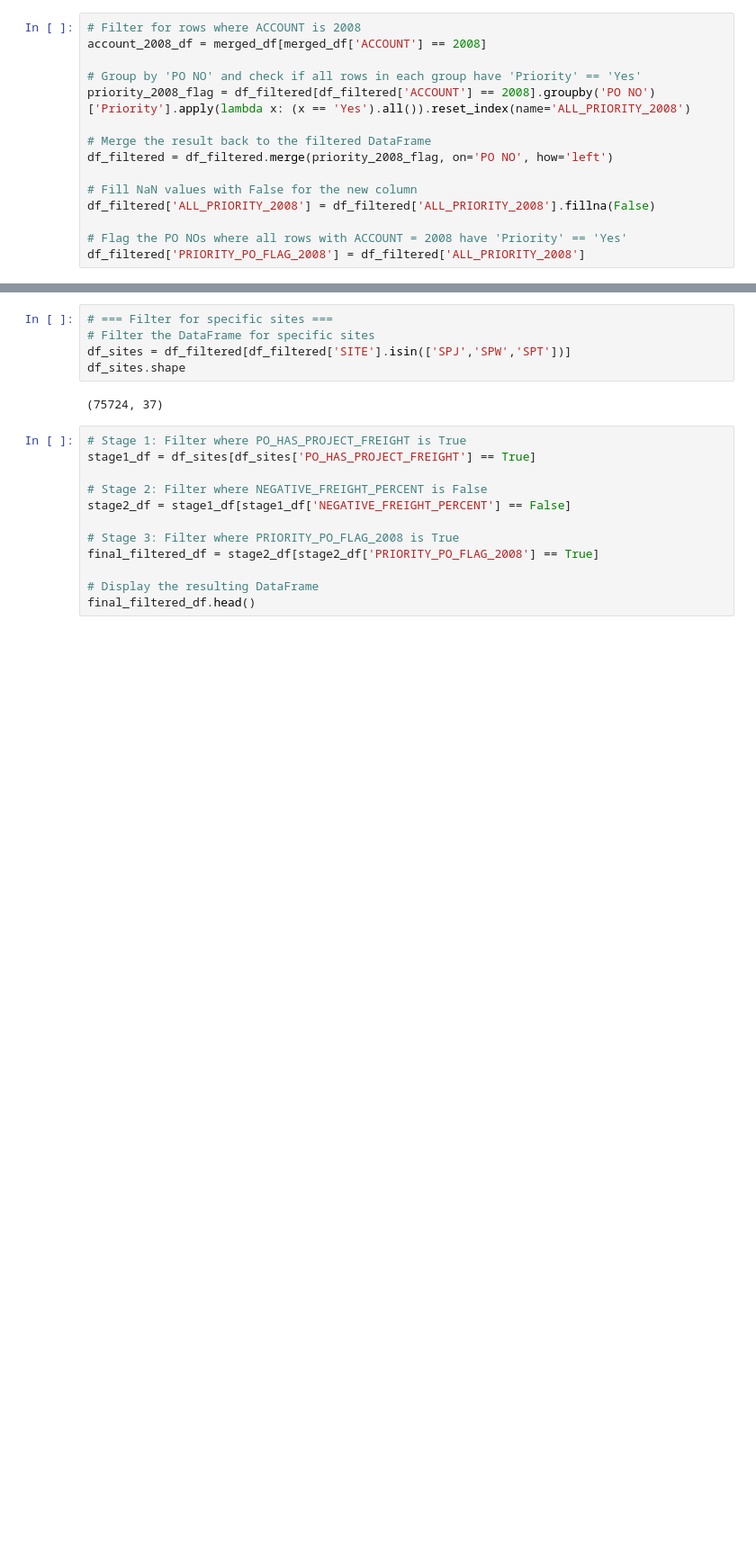
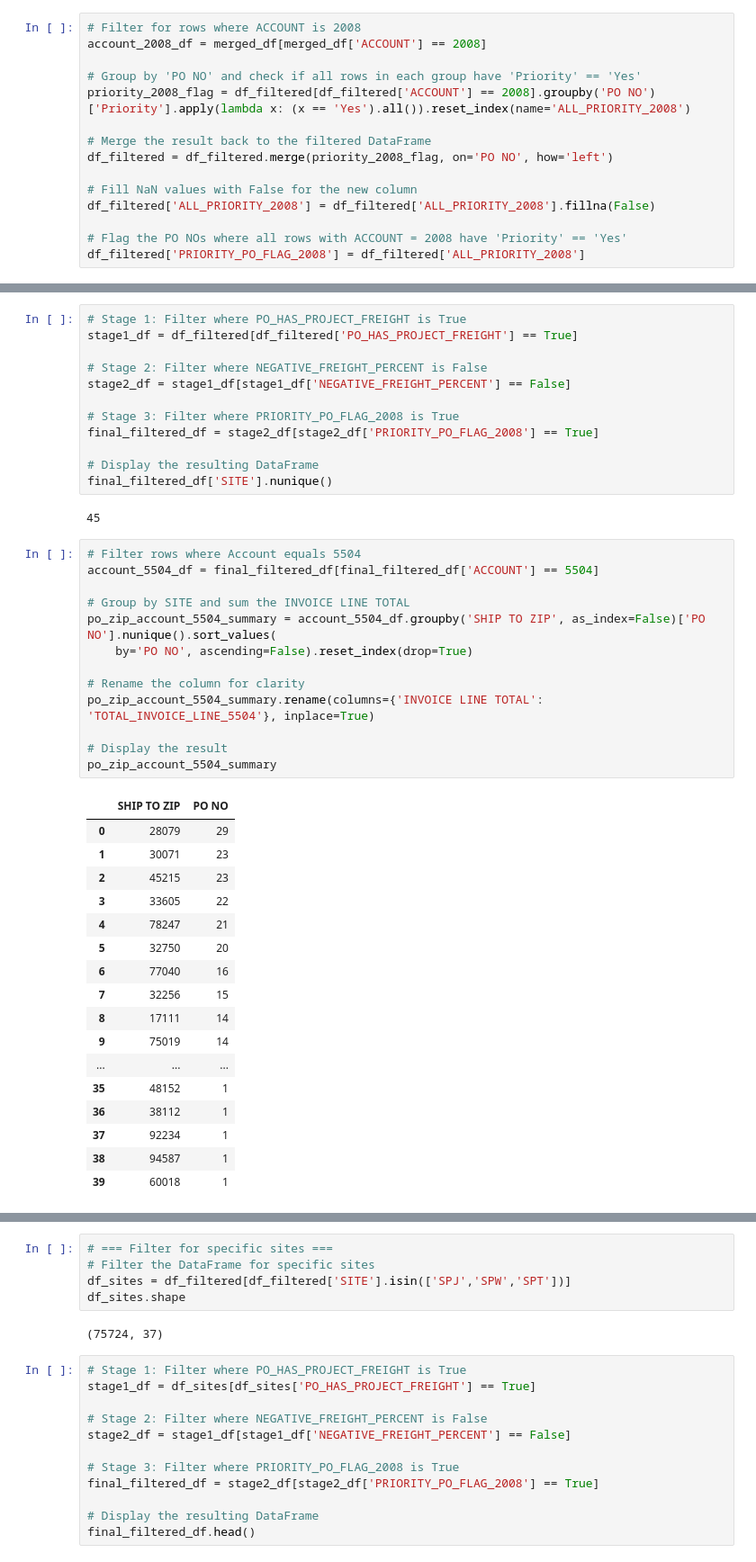
Before and after one commit to Zhuwaki/diverzify_freight_analysis, a Jupyter notebook: notebooks/nigel_04042025_freight_analysis.ipynb, the cells around one changed output, grey strips where cells are left out. Shown at 90% size. Drawn from its saved outputs; the diff is of its cells as text; blank space fills up the shorter version.

```diff
--- a/notebooks/nigel_04042025_freight_analysis.ipynb
+++ b/notebooks/nigel_04042025_freight_analysis.ipynb
@@ -286,0 +443,45 @@ df_filtered['PRIORITY_PO_FLAG_2008'] = df_filtered['ALL_PRIORITY_2008']
+# %%
+# Stage 1: Filter where PO_HAS_PROJECT_FREIGHT is True
+stage1_df = df_filtered[df_filtered['PO_HAS_PROJECT_FREIGHT'] == True]
+
+# Stage 2: Filter where NEGATIVE_FREIGHT_PERCENT is False
+stage2_df = stage1_df[stage1_df['NEGATIVE_FREIGHT_PERCENT'] == False]
+
+# Stage 3: Filter where PRIORITY_PO_FLAG_2008 is True
+final_filtered_df = stage2_df[stage2_df['PRIORITY_PO_FLAG_2008'] == True]
+
+# Display the resulting DataFrame
+final_filtered_df['SITE'].nunique()
+# %% [output]
+45
+# %%
+# Filter rows where Account equals 5504
+account_5504_df = final_filtered_df[final_filtered_df['ACCOUNT'] == 5504]
+
+# Group by SITE and sum the INVOICE LINE TOTAL
+po_zip_account_5504_summary = account_5504_df.groupby('SHIP TO ZIP', as_index=False)['PO NO'].nunique().sort_values(
+    by='PO NO', ascending=False).reset_index(drop=True)
+
+# Rename the column for clarity
+po_zip_account_5504_summary.rename(columns={'INVOICE LINE TOTAL': 'TOTAL_INVOICE_LINE_5504'}, inplace=True)
+
+# Display the result
+po_zip_account_5504_summary
+# %% [output]
+|  | SHIP TO ZIP | PO NO |
+| 0 | 28079 | 29 |
+| 1 | 30071 | 23 |
+| 2 | 45215 | 23 |
+| 3 | 33605 | 22 |
+| 4 | 78247 | 21 |
+| 5 | 32750 | 20 |
+| 6 | 77040 | 16 |
+| 7 | 32256 | 15 |
+| 8 | 17111 | 14 |
+| 9 | 75019 | 14 |
+| ... | ... | ... |
+| 35 | 48152 | 1 |
+| 36 | 38112 | 1 |
+| 37 | 92234 | 1 |
+| 38 | 94587 | 1 |
+| 39 | 60018 | 1 |
```
Also changed, not shown: parts of 22 cells of this notebook, 2 other files.
